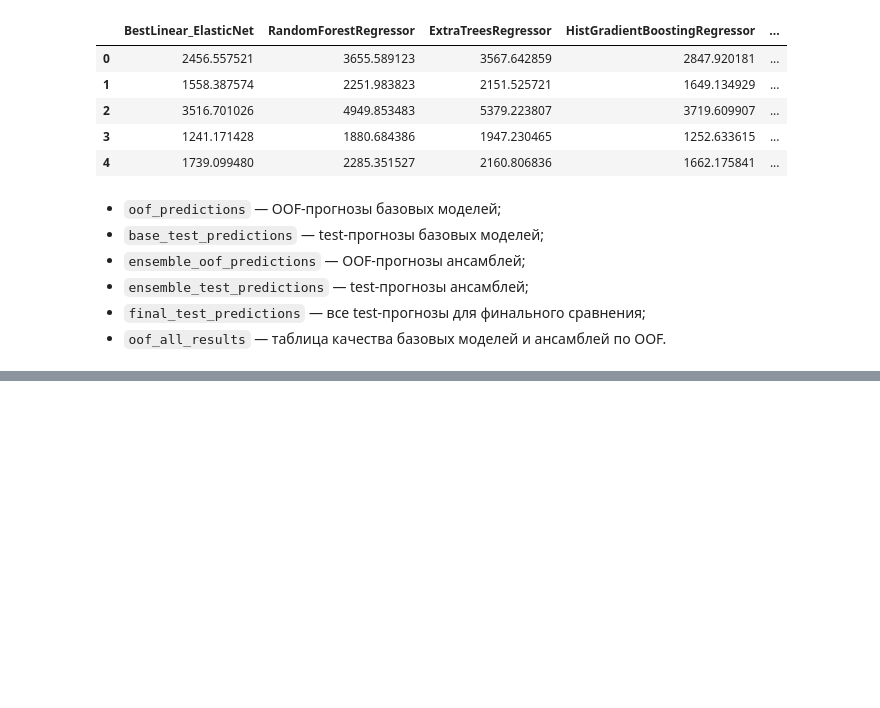
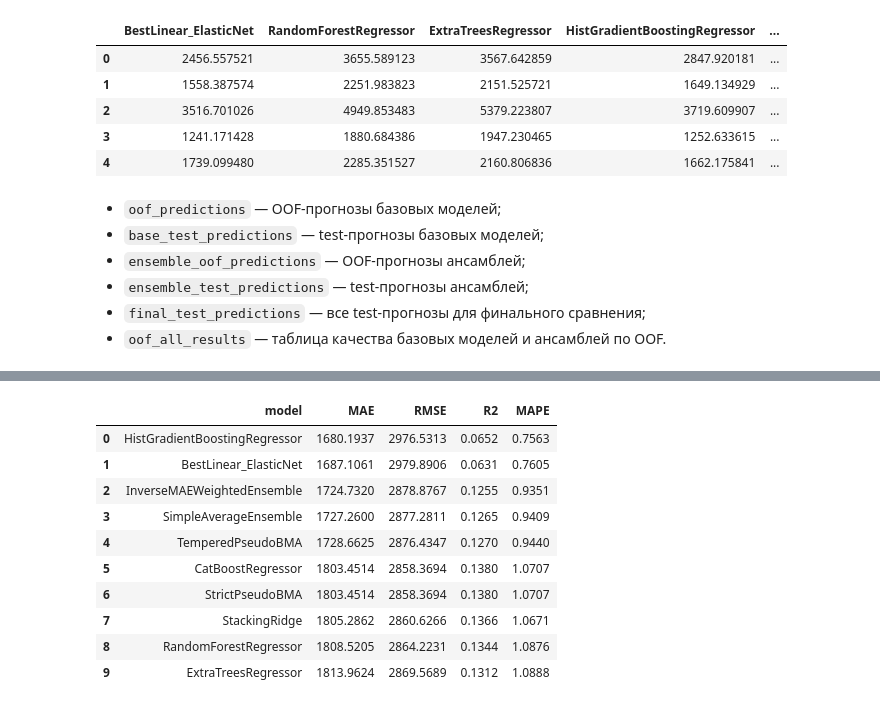
Before and after one commit to horacemtb/medcost-prediction-app, a Jupyter notebook: notebooks/additional-research.ipynb, the cells around one changed output, grey strips where cells are left out. Drawn from its saved outputs; the diff is of its cells as text; code cells hidden in the pictures; blank space fills up the shorter version.

```diff
--- a/notebooks/additional-research.ipynb
+++ b/notebooks/additional-research.ipynb
@@ -3227,0 +3233,33 @@ final_test_predictions.head()
+# %%
+# Финальная test-оценка всех моделей и ансамблей
+
+test_results = []
+
+for model_name in final_test_predictions.columns:
+    metrics = calculate_regression_metrics(
+        y_true=y_test,
+        y_pred=final_test_predictions[model_name]
+    )
+    metrics['model'] = model_name
+    test_results.append(metrics)
+
+test_results = (
+    pd.DataFrame(test_results)
+    [['model', 'MAE', 'RMSE', 'R2', 'MAPE']]
+    .sort_values('MAE')
+    .reset_index(drop=True)
+)
+
+test_results.round(4)
+# %% [output]
+|  | model | MAE | RMSE | R2 | MAPE |
+| 0 | HistGradientBoostingRegressor | 1680.1937 | 2976.5313 | 0.0652 | 0.7563 |
+| 1 | BestLinear_ElasticNet | 1687.1061 | 2979.8906 | 0.0631 | 0.7605 |
+| 2 | InverseMAEWeightedEnsemble | 1724.7320 | 2878.8767 | 0.1255 | 0.9351 |
+| 3 | SimpleAverageEnsemble | 1727.2600 | 2877.2811 | 0.1265 | 0.9409 |
+| 4 | TemperedPseudoBMA | 1728.6625 | 2876.4347 | 0.1270 | 0.9440 |
+| 5 | CatBoostRegressor | 1803.4514 | 2858.3694 | 0.1380 | 1.0707 |
+| 6 | StrictPseudoBMA | 1803.4514 | 2858.3694 | 0.1380 | 1.0707 |
+| 7 | StackingRidge | 1805.2862 | 2860.6266 | 0.1366 | 1.0671 |
+| 8 | RandomForestRegressor | 1808.5205 | 2864.2231 | 0.1344 | 1.0876 |
+| 9 | ExtraTreesRegressor | 1813.9624 | 2869.5689 | 0.1312 | 1.0888 |
```
Also changed, not shown: parts of 15 cells of this notebook.
